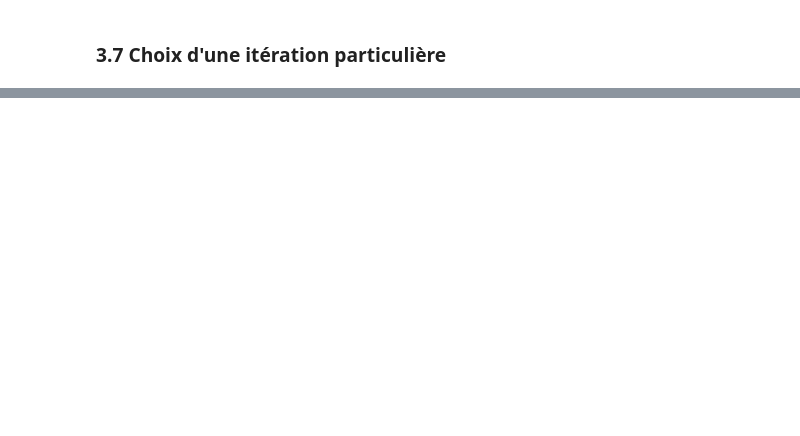
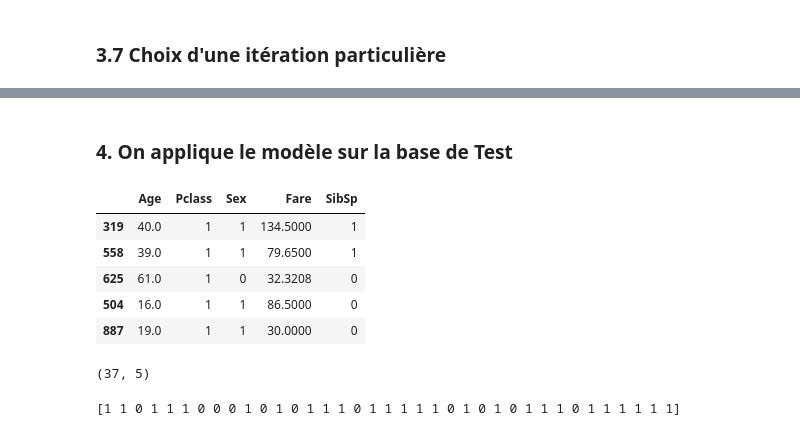
Before and after one commit to retkowsky/Titanic, a Jupyter notebook: TITANIC usecase.ipynb, the cells around one changed output, grey strips where cells are left out. Drawn from its saved outputs; the diff is of its cells as text; code cells hidden in the pictures; blank space fills up the shorter version.

```diff
--- a/TITANIC usecase.ipynb
+++ b/TITANIC usecase.ipynb
@@ -562 +621,16 @@ Pipeline(memory=None,
+# %% [markdown]
+### 4. On applique le modèle sur la base de Test
+# %%
+X_test.head()
+# %% [output]
+|  | Age | Pclass | Sex | Fare | SibSp |
+| 319 | 40.0 | 1 | 1 | 134.5000 | 1 |
+| 558 | 39.0 | 1 | 1 | 79.6500 | 1 |
+| 625 | 61.0 | 1 | 0 | 32.3208 | 0 |
+| 504 | 16.0 | 1 | 1 | 86.5000 | 0 |
+| 887 | 19.0 | 1 | 1 | 30.0000 | 0 |
+# %%
+print(X_test.shape)
+# %% [output]
+(37, 5)
 # %%
@@ -565,0 +638,4 @@ Pipeline(memory=None,
+# %%
+print(scoring)
+# %% [output]
+[1 1 0 1 1 1 0 0 0 1 0 1 0 1 1 1 0 1 1 1 1 1 0 1 0 1 0 1 1 1 0 1 1 1 1 1 1]
```
Also changed, not shown: parts of 33 cells of this notebook, 1 other file.
